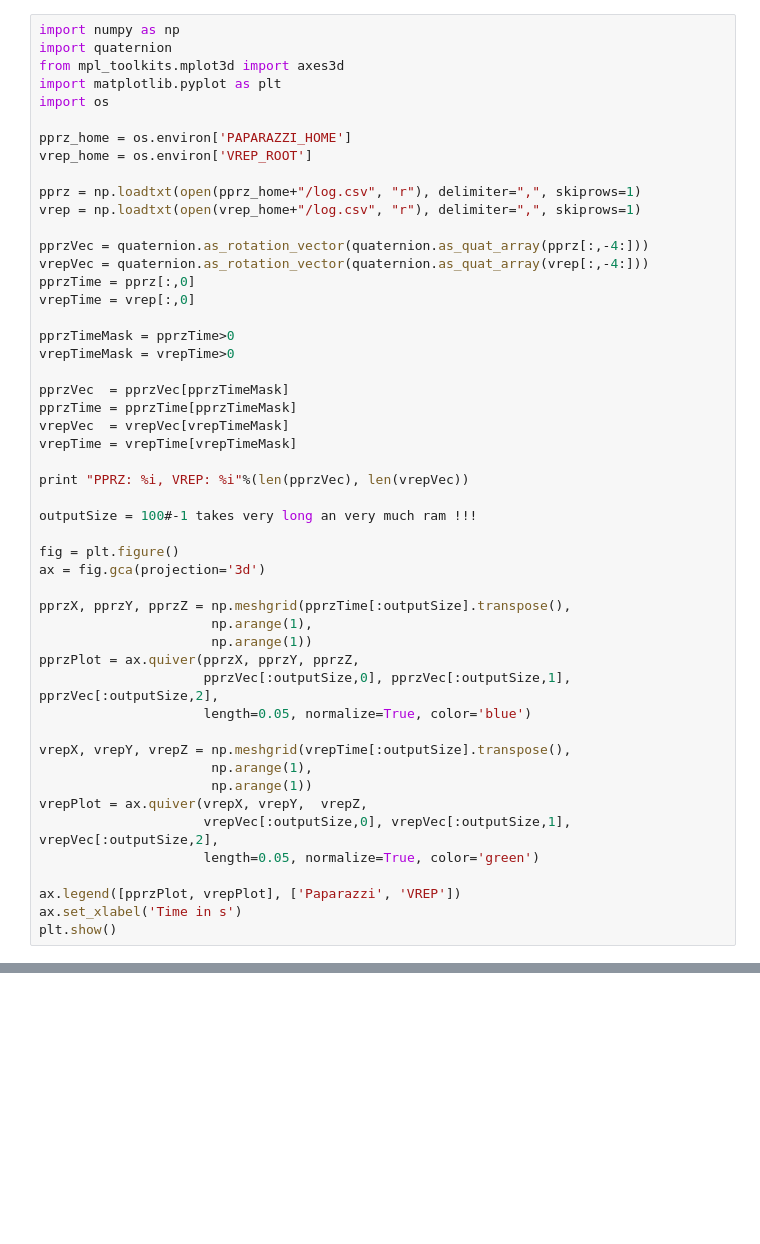
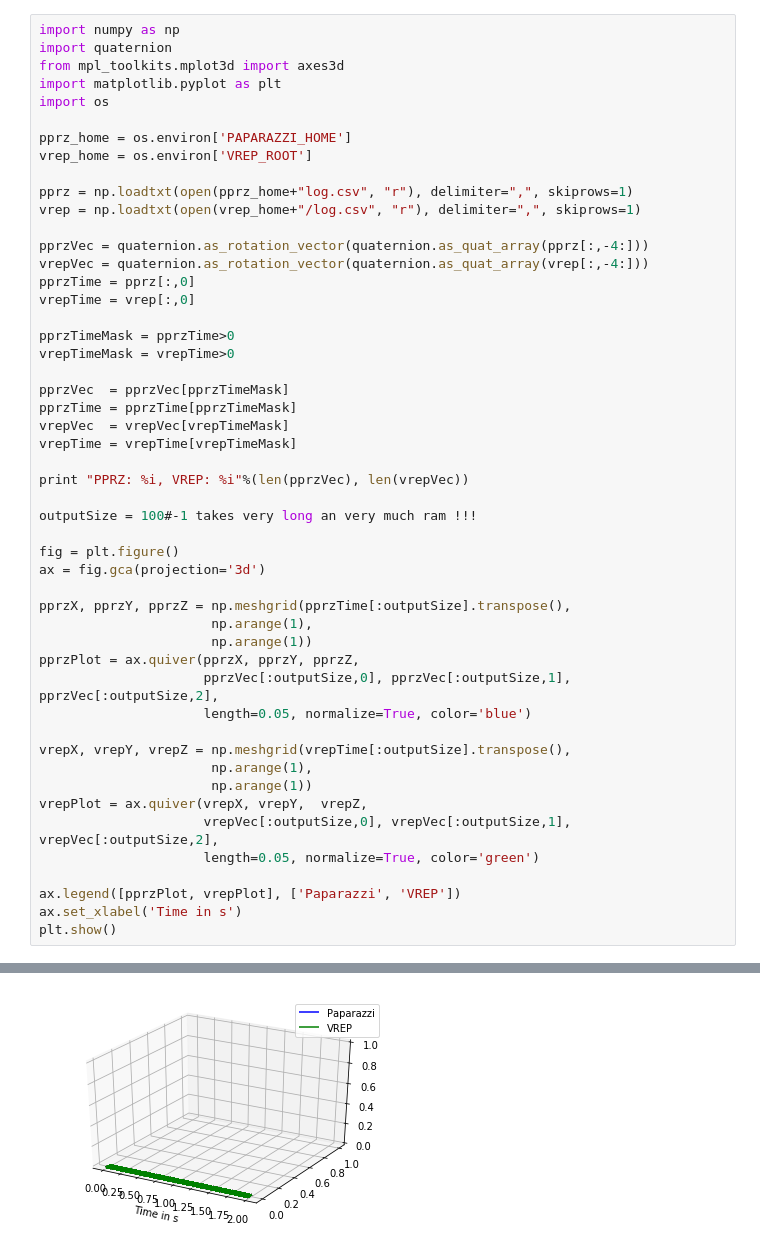
Before and after one commit to ovgu-FINken/Simulation, a Jupyter notebook: Finken-Sim-Analysis.ipynb, the cells around one changed output, grey strips where cells are left out. Saved outputs shown, nothing was run; the diff lists cells and outputs as text; blank space fills up the shorter version.

```diff
--- a/Finken-Sim-Analysis.ipynb
+++ b/Finken-Sim-Analysis.ipynb
@@ -8,7 +8,7 @@ import os
 pprz_home = os.environ['PAPARAZZI_HOME']
 vrep_home = os.environ['VREP_ROOT']
 
-pprz = np.loadtxt(open(pprz_home+"/log.csv", "r"), delimiter=",", skiprows=1)
+pprz = np.loadtxt(open(pprz_home+"log.csv", "r"), delimiter=",", skiprows=1)
 vrep = np.loadtxt(open(vrep_home+"/log.csv", "r"), delimiter=",", skiprows=1)
 
 pprzVec = quaternion.as_rotation_vector(quaternion.as_quat_array(pprz[:,-4:]))
@@ -48,3 +48,4 @@ vrepPlot = ax.quiver(vrepX, vrepY,  vrepZ,
 ax.legend([pprzPlot, vrepPlot], ['Paparazzi', 'VREP'])
 ax.set_xlabel('Time in s')
 plt.show()
+# %% [output]
@@ -50,0 +53 @@ plt.show()
+[figure, added]
```
Also changed, not shown: parts of 1 cell of this notebook, 2 other files.
